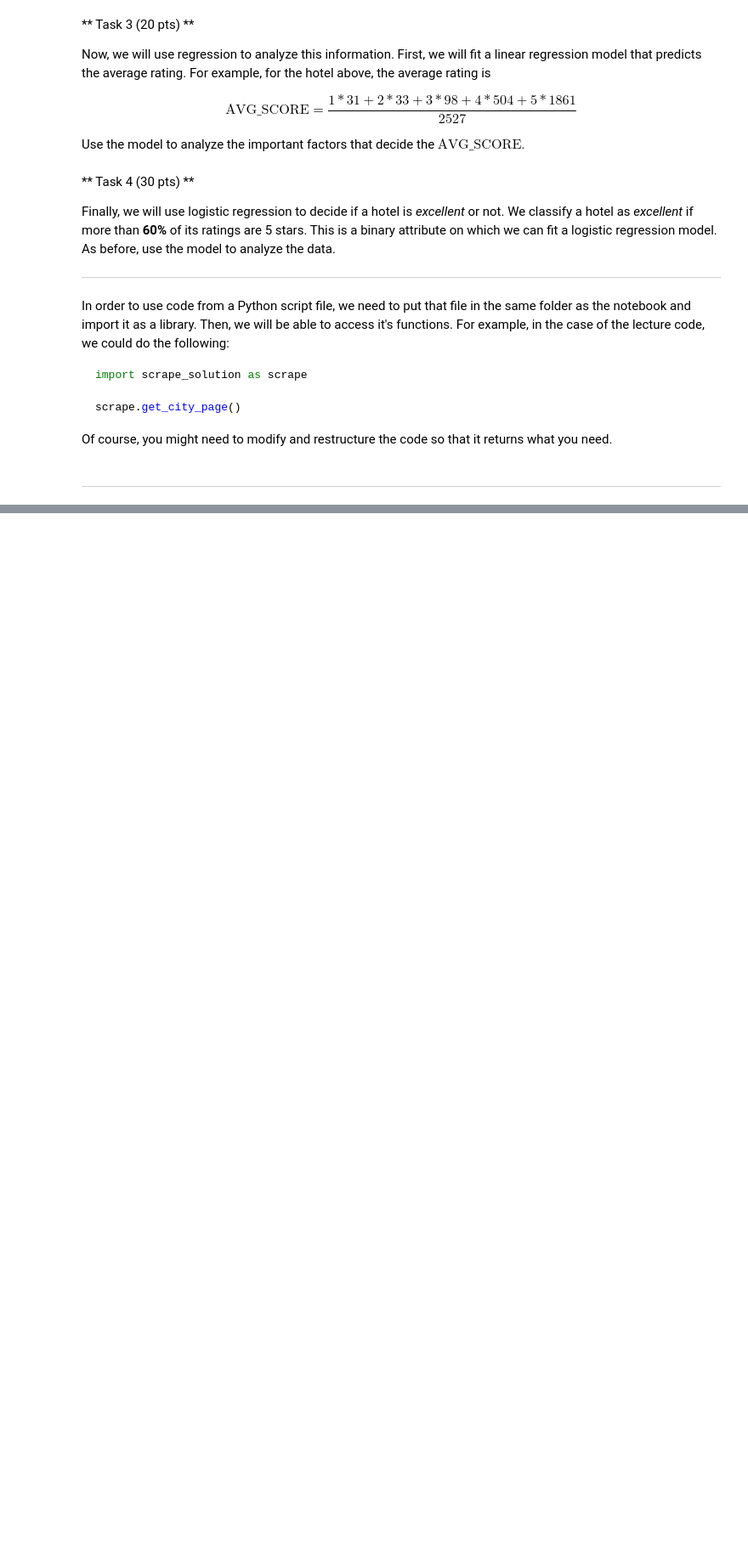
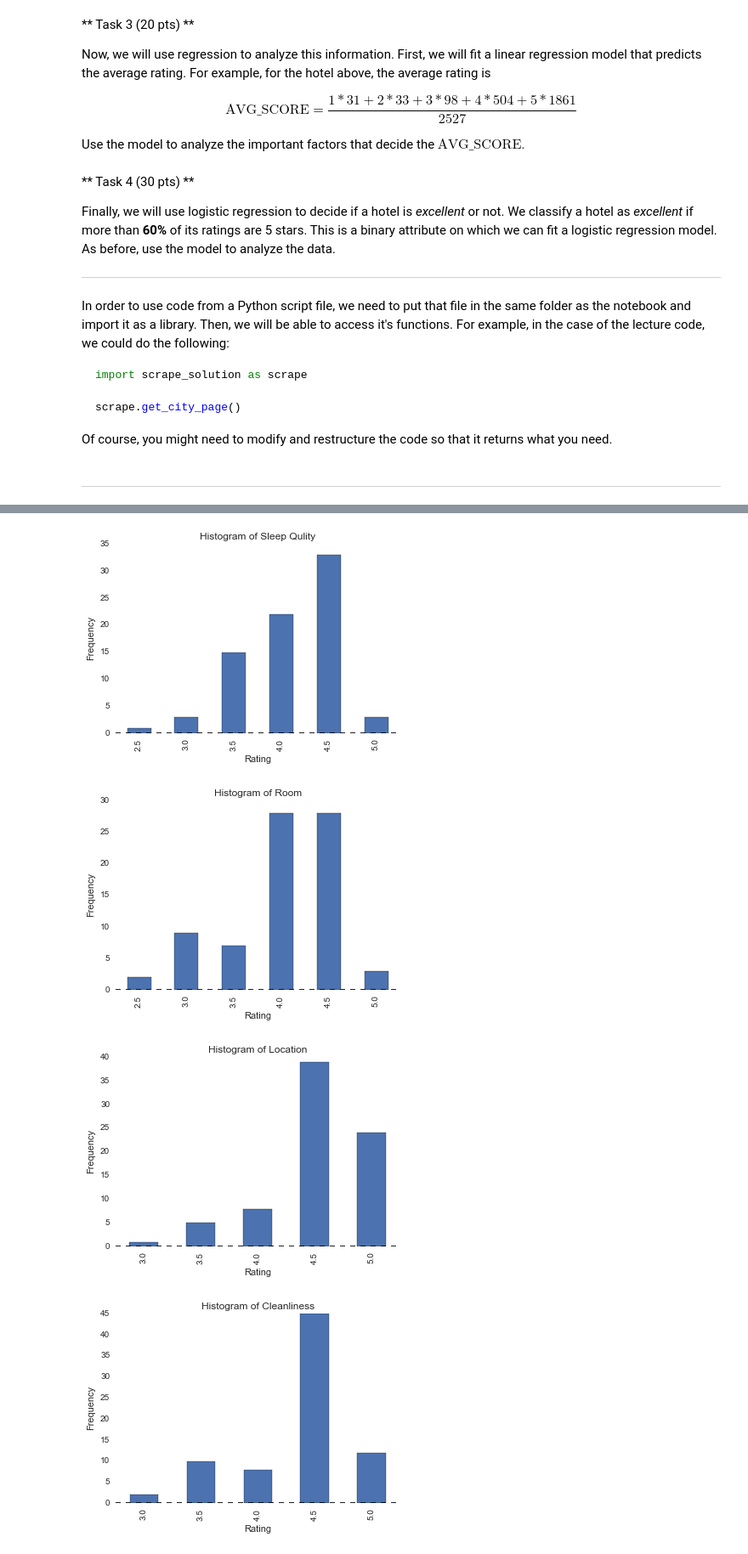
Before and after one commit to FuqingWang/spring-2015-homeworks, a Jupyter notebook: submissions/Homework-5/5.Hotels.ipynb, the cells around one changed output, grey strips where cells are left out. Shown at 85% size. Cells and saved outputs as stored; diff of their text form; code cells hidden in the pictures; blank space fills up the shorter version.

```diff
--- a/submissions/Homework-5/5.Hotels.ipynb
+++ b/submissions/Homework-5/5.Hotels.ipynb
@@ -135,0 +133,5 @@ Name: Total, Length: 77, dtype: float64
+# %%
+# Task4
+# the major functions are from lecture13
+data['Score'] = (data['Excellent'] / data['TotalReview']) > 0.6
+print data
@@ -135,0 +156,45 @@ Name: Total, Length: 77, dtype: float64
+# %%
+y = data['Score']
+X = data.drop(['Score'],axis=1)
+
+data.SleepQuality.value_counts().sort_index().plot(kind='bar')
+plt.title('Histogram of Sleep Qulity')
+plt.xlabel('Rating')
+plt.ylabel('Frequency')
+plt.show()
+
+data.Room.value_counts().sort_index().plot(kind='bar')
+plt.title('Histogram of Room')
+plt.xlabel('Rating')
+plt.ylabel('Frequency')
+plt.show()
+
+data.Location.value_counts().sort_index().plot(kind='bar')
+plt.title('Histogram of Location')
+plt.xlabel('Rating')
+plt.ylabel('Frequency')
+plt.show()
+
+data.Cleaniness.value_counts().sort_index().plot(kind='bar')
+plt.title('Histogram of Cleanliness')
+plt.xlabel('Rating')
+plt.ylabel('Frequency')
+plt.show()
+
+data.Value.value_counts().sort_index().plot(kind='bar')
+plt.title('Histogram of Value')
+plt.xlabel('Rating')
+plt.ylabel('Frequency')
+plt.show()
+
+
+data.Service.value_counts().sort_index().plot(kind='bar')
+plt.title('Histogram of Service')
+plt.xlabel('Rating')
+plt.ylabel('Frequency')
+plt.show()
+# %% [output]
+[figure, added]
+[figure, added]
+[figure, added]
+[figure, added]
```
Also changed, not shown: parts of 7 cells of this notebook, 2 other files.
